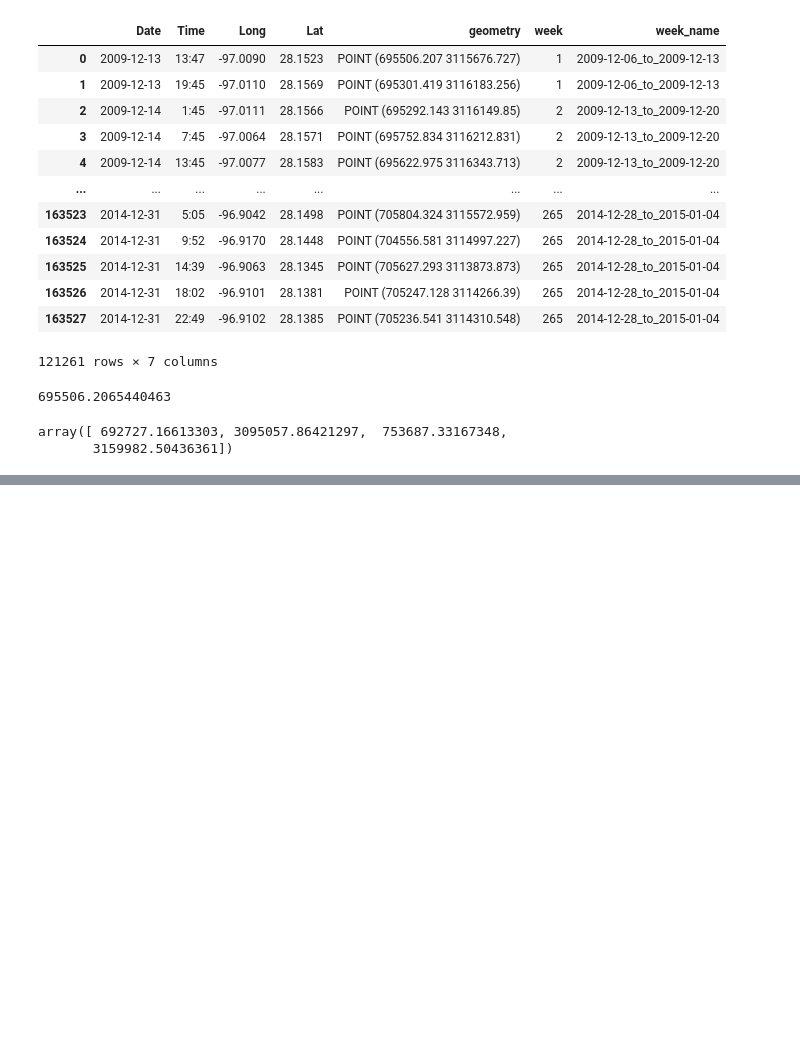
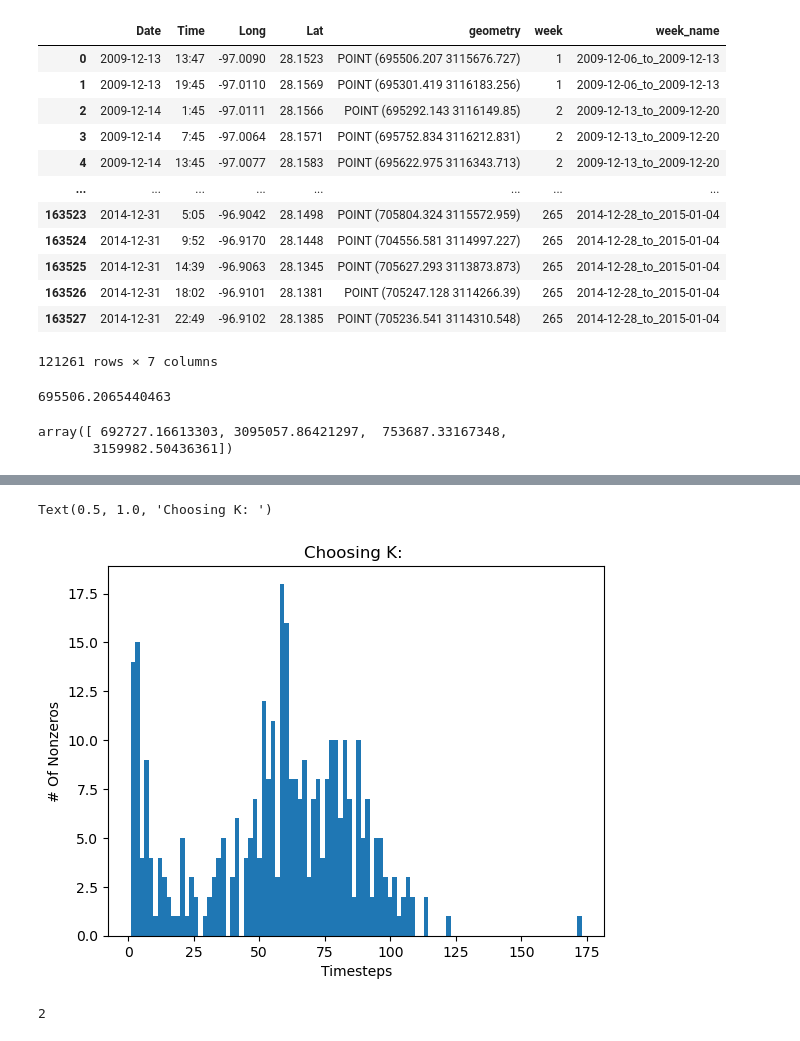
Before and after one commit to sammymuench/whooping_crane_cleaning_forecasting, a Jupyter notebook: tester.ipynb, the cells around one changed output, grey strips where cells are left out. Drawn from its saved outputs; the diff is of its cells as text; code cells hidden in the pictures; blank space fills up the shorter version.

```diff
--- a/tester.ipynb
+++ b/tester.ipynb
@@ -169,0 +211,3 @@ array([ 692727.16613303, 3095057.86421297,  753687.33167348,
+# %%
+asurv_df = pd.read_csv('asurv/1992_to_2011_weekly_500M/asurv_1992_to_2011_weekly_500M_RawPts.csv')
+asurv_df
@@ -169,0 +228,26 @@ array([ 692727.16613303, 3095057.86421297,  753687.33167348,
+# %%
+asurv_df['longlat'] = asurv_df.apply(lambda row: (row['X'], row['Y']), axis=1)
+# %%
+import matplotlib.pyplot as plt
+import numpy as np
+
+def calc_num_nonzero(group):
+
+    if np.sum(group['count'] > 0) == 0:
+        return np.nan
+
+    return np.sum(group['count'] > 0)
+
+
+import matplotlib.pyplot as plt
+plt.hist(asurv_df.groupby('week_name').apply(calc_num_nonzero), bins=100)
+plt.xlabel('Timesteps')
+plt.ylabel('# Of Nonzeros')
+plt.title('Choosing K: ')
+# %% [output]
+Text(0.5, 1.0, 'Choosing K: ')
+[figure, added]
+# %%
+(asurv_df.groupby('week_name').apply(calc_num_nonzero) > 120).sum()
+# %% [output]
+2
```
Also changed, not shown: parts of 11 cells of this notebook, 2 other files.
